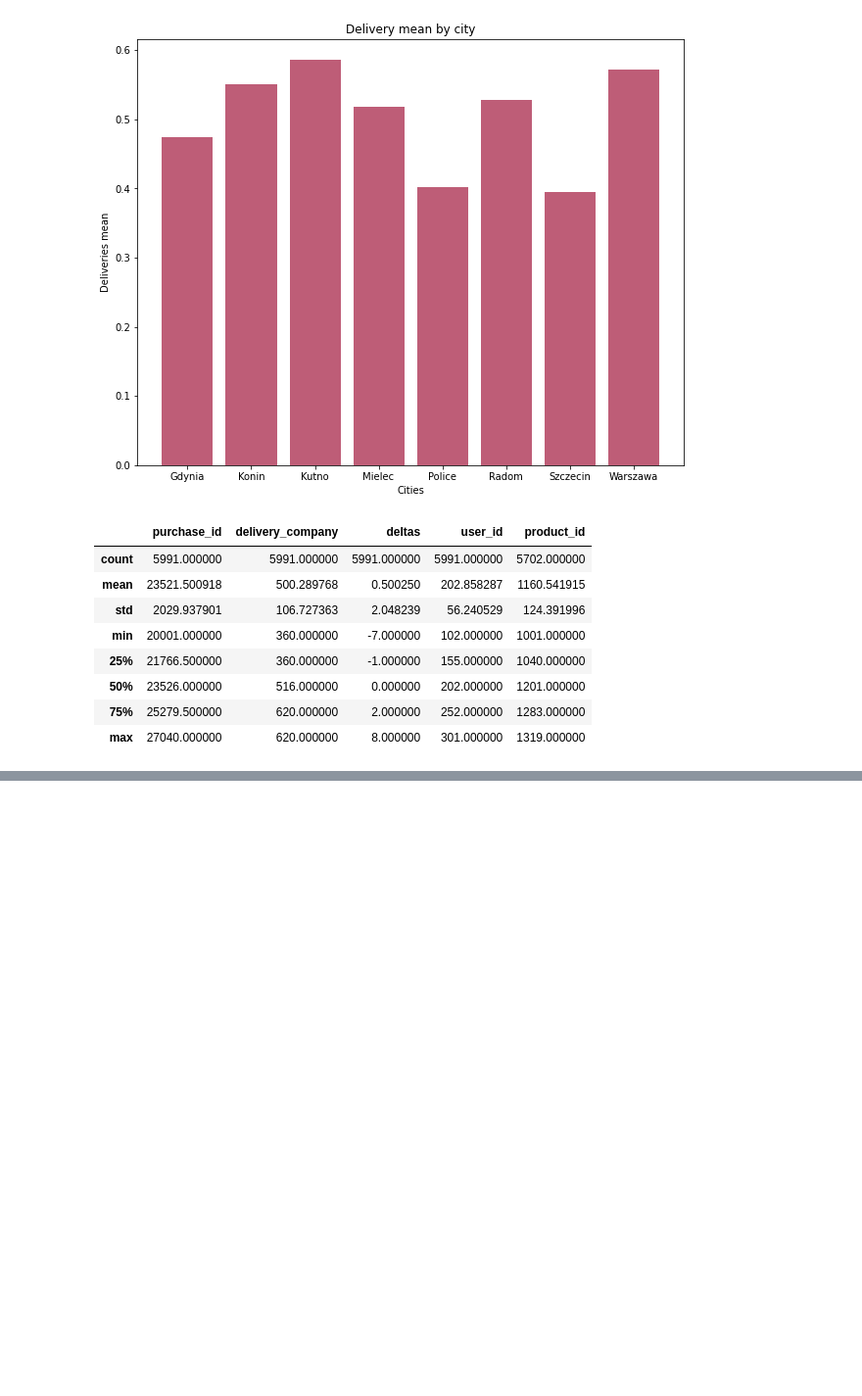
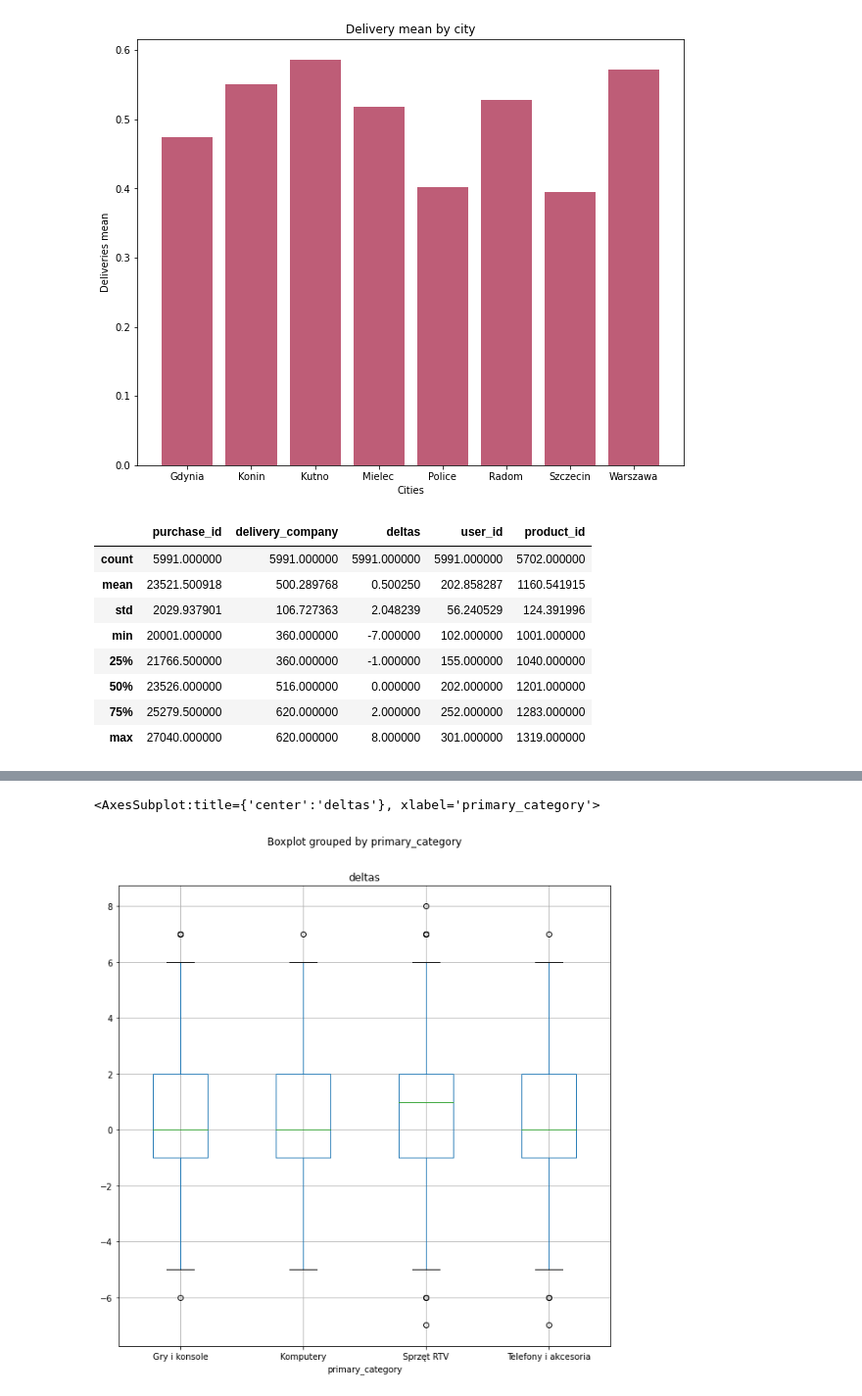
Before and after one commit to Magdahime/IUM_project, a Jupyter notebook: DataVisualization.ipynb, the cells around one changed output, grey strips where cells are left out. Shown: that part at 98% size. Cells and saved outputs as stored; diff of their text form; code cells hidden in the pictures; blank space fills up the shorter version.

Commit message:
Somem more work on data exploration and started to check why there is so negative deltas.

```diff
--- a/DataVisualization.ipynb
+++ b/DataVisualization.ipynb
@@ -186,3 +186,5 @@ Text(0, 0.5, 'Deliveries mean')
 | 50% | 23526.000000 | 516.000000 | 0.000000 | 202.000000 | 1201.000000 |
 | 75% | 25279.500000 | 620.000000 | 2.000000 | 252.000000 | 1283.000000 |
 | max | 27040.000000 | 620.000000 | 8.000000 | 301.000000 | 1319.000000 |
+# %%
+deliveries_ses_user_prod = deliveries_ses_user.merge(products, on='product_id')
@@ -188,0 +207,5 @@ Text(0, 0.5, 'Deliveries mean')
+# %%
+deliveries_ses_user_prod.boxplot(column="deltas",by='primary_category',figsize=(10,10))
+# %% [output]
+<AxesSubplot:title={'center':'deltas'}, xlabel='primary_category'>
+[figure, added]
```
Also changed, not shown: parts of 4 cells of this notebook.
